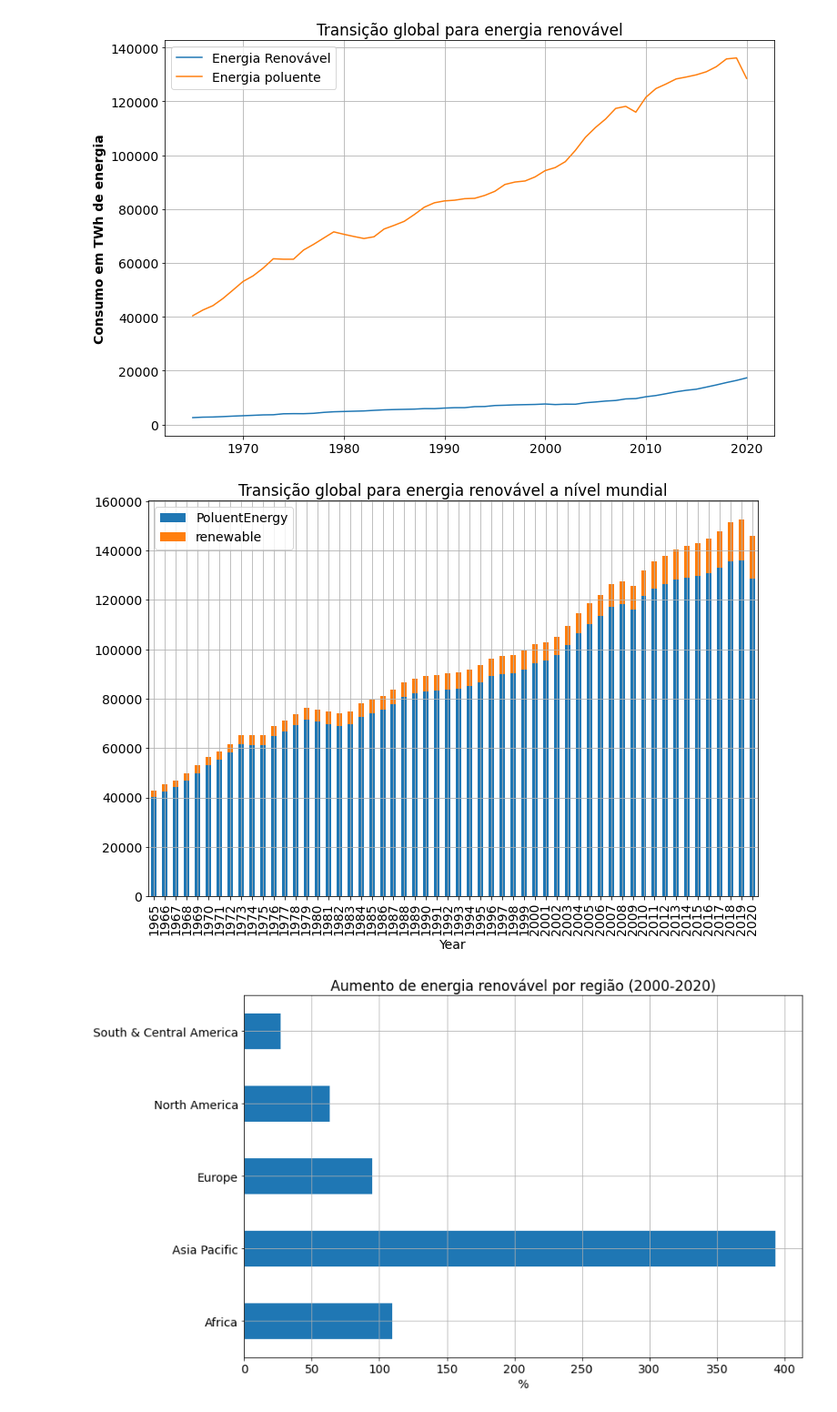
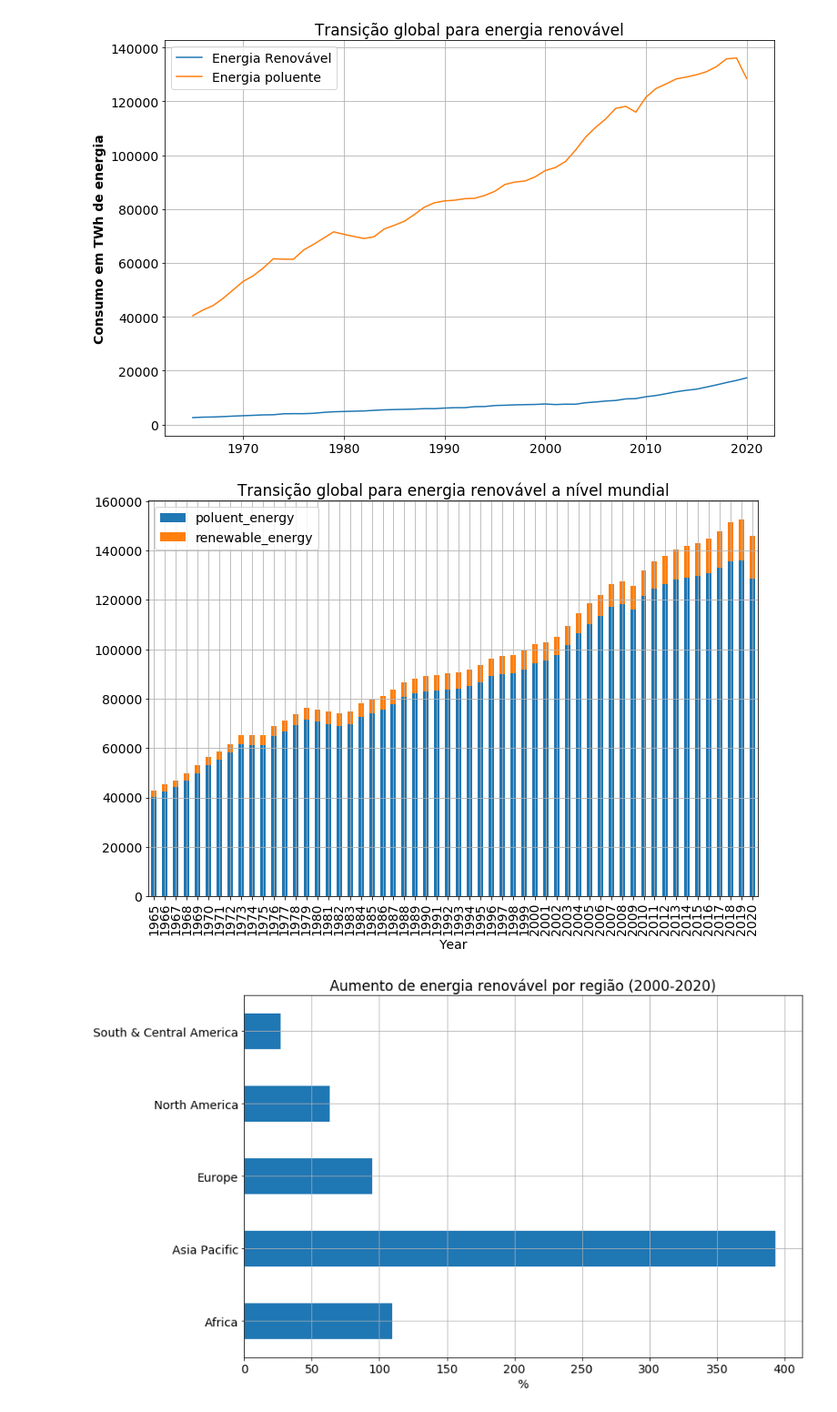
Before and after one commit to ZeMiguelGomes/SGD-data-analysis, a Jupyter notebook: Projeto 2 SGD .ipynb, the cells around one changed output. Shown at 91% size. Saved outputs shown, nothing was run; the diff lists cells and outputs as text; code cells hidden in the pictures.

```diff
--- a/Projeto 2 SGD .ipynb
+++ b/Projeto 2 SGD .ipynb
@@ -52,6 +52,13 @@ pd.options.display.float_format = '{:,.5f}'.format
 # Reading and showing head data
 
 energySourceCountry = pd.read_csv("primary-energy-source-bar.csv")
+energySourceCountry['renewable_energy'] = energySourceCountry['Hydro Consumption - TWh'] + energySourceCountry['Wind Consumption - TWh'] + energySourceCountry['Solar Consumption - TWh'] + energySourceCountry['Geo Biomass Other - TWh']
+energySourceCountry['renewable_nuclear'] = energySourceCountry['Nuclear Consumption - TWh'] + energySourceCountry['renewable_energy']
+energySourceCountry['total_energy'] = energySourceCountry['Coal Consumption - TWh'] + energySourceCountry['Oil Consumption - TWh'] + energySourceCountry['Gas Consumption - TWh'] + energySourceCountry['renewable_nuclear']
+energySourceCountry['poluent_energy'] = energySourceCountry['total_energy'] - energySourceCountry['renewable_nuclear']
+energySourceCountry['renewable_nuclear_percentage'] = energySourceCountry['renewable_nuclear'] / energySourceCountry['total_energy']
+
+
 co2PerCapita = pd.read_csv("co2-per-capita-vs-renewable-electricity.csv")
 productionAndSupplyEnergy = pd.read_csv("Production_Trade_and_Supply_of_Energy.csv", encoding='latin-1')
 electricityPrice2021 = pd.read_excel("global-electricity-per-kwh-pricing-2021.xlsx")
@@ -494,9 +505,7 @@ nuclearEnergy2020_1990
 # %% [markdown]
 #### Pergunta 4: Transição global para energia renovável
 # %%
-countryEnergy = energySourceCountry
-countryEnergy['renewable'] = countryEnergy['Hydro Consumption - TWh'] + countryEnergy['Wind Consumption - TWh'] + countryEnergy['Solar Consumption - TWh'] + countryEnergy['Geo Biomass Other - TWh']
-countryEnergy['total_energy'] = countryEnergy['Coal Consumption - TWh'] + countryEnergy['Oil Consumption - TWh'] + countryEnergy['Gas Consumption - TWh'] + countryEnergy['renewable_nuclear']
+countryEnergy = energySourceCountry.copy(deep=True)
 
 #countryEnergy = countryEnergy.sort_values(by=['total_energy'],ascending=False)
 
@@ -508,12 +517,12 @@ cond4 = countryEnergy['Year'] > 1990
 countryEnergy19 = countryEnergy.loc[(cond1) & (cond2) & (cond3)].iloc[1:9]
 countryEnergy20 = countryEnergy.loc[(cond1) & (cond4) & (cond3)].iloc[1:9]
 
-
-worldDataset = energySourceCountry.loc[(energySourceCountry['Code'] == 'OWID_WRL')]
+worldDataset = energySourceCountry.copy(deep=True)
+worldDataset = worldDataset.loc[(worldDataset['Code'] == 'OWID_WRL')]
 
 
-ax = worldDataset[['Year','renewable']].groupby(['Year']).sum()
-ax2 = worldDataset[['Year','PoluentEnergy']].groupby(['Year']).sum()
+ax = worldDataset[['Year','renewable_energy']].groupby(['Year']).sum()
+ax2 = worldDataset[['Year','poluent_energy']].groupby(['Year']).sum()
 plt.plot(ax)
 plt.plot(ax2)
 plt.title('Transição global para energia renovável')
@@ -524,13 +533,13 @@ plt.show()
 # %% [output]
 [figure]
 # %%
-ax = worldDataset[['Year', 'PoluentEnergy','renewable']].groupby(['Year']).sum()
+ax = worldDataset[['Year', 'poluent_energy','renewable_energy']].groupby(['Year']).sum()
 ax.plot.bar(stacked=True)
 
 plt.title('Transição global para energia renovável a nível mundial')
 plt.grid()
 plt.figsize=(20,10)
 plt.show()
 # %% [output]
-[figure, old version]
+[figure, new version]
 # %%
```
Also changed, not shown: parts of 23 cells of this notebook.
